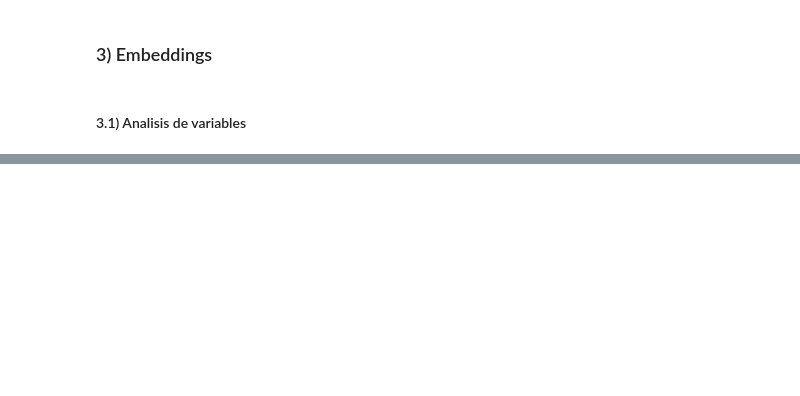
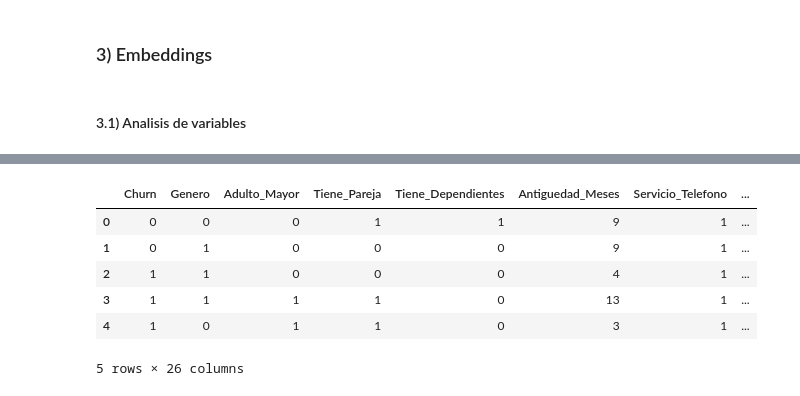
Before and after one commit to JuanCosco/TelecomX2JCT, a Jupyter notebook: DataScience.ipynb, the cells around one changed output, grey strips where cells are left out. Saved outputs shown, nothing was run; the diff lists cells and outputs as text; code cells hidden in the pictures; blank space fills up the shorter version.

Commit message:
Etapa de embeddings finalizada: Todo a valor numerico

```diff
--- a/DataScience.ipynb
+++ b/DataScience.ipynb
@@ -190,0 +121,6 @@ array([3, 1, 4, 2, 6, 0, 5])
+# %%
+# Convertir "Genero" a numérico
+
+df["Genero"] = df["Genero"].map({"Female": 0, "Male": 1}) # Convertir a numérico
+
+df["Genero"].value_counts()
@@ -190,0 +132,7 @@ array([3, 1, 4, 2, 6, 0, 5])
+# %%
+# Convertir "Lineas_Multiples" a numérico
+
+df["Lineas_Multiples"] = df["Lineas_Multiples"].replace("No phone service", "No")
+df["Lineas_Multiples"] = df["Lineas_Multiples"].map({"No": 0, "Yes": 1})
+
+df["Lineas_Multiples"].value_counts()
@@ -190,0 +144,21 @@ array([3, 1, 4, 2, 6, 0, 5])
+# %%
+# Convertir servicios de internet a numérico
+
+cols_internet = [
+    "Seguridad_Online",
+    "Backup_Online",
+    "Proteccion_Dispositivo",
+    "Soporte_Tecnico",
+    "Streaming_TV",
+    "Streaming_Peliculas"
+]
+
+for col in cols_internet:
+    df[col] = df[col].replace("No internet service", "No")
+    df[col] = df[col].map({"No": 0, "Yes": 1})
+# %%
+df = pd.get_dummies(
+    df,
+    columns=["Servicio_Internet", "Tipo_Contrato", "Metodo_Pago"],
+    drop_first=True
+) # Convertir variables categóricas a dummies
@@ -190,0 +185,10 @@ array([3, 1, 4, 2, 6, 0, 5])
+# %%
+df.head() # Verificar la transformación final
+# %% [output]
+|  | Churn | Genero | Adulto_Mayor | Tiene_Pareja | Tiene_Dependientes | Antiguedad_Meses | Servicio_Telefono | ... |
+| 0 | 0 | 0 | 0 | 1 | 1 | 9 | 1 | ... |
+| 1 | 0 | 1 | 0 | 0 | 0 | 9 | 1 | ... |
+| 2 | 1 | 1 | 0 | 0 | 0 | 4 | 1 | ... |
+| 3 | 1 | 1 | 1 | 1 | 0 | 13 | 1 | ... |
+| 4 | 1 | 0 | 1 | 1 | 0 | 3 | 1 | ... |
+5 rows × 26 columns
```
Also changed, not shown: parts of 31 cells of this notebook.
